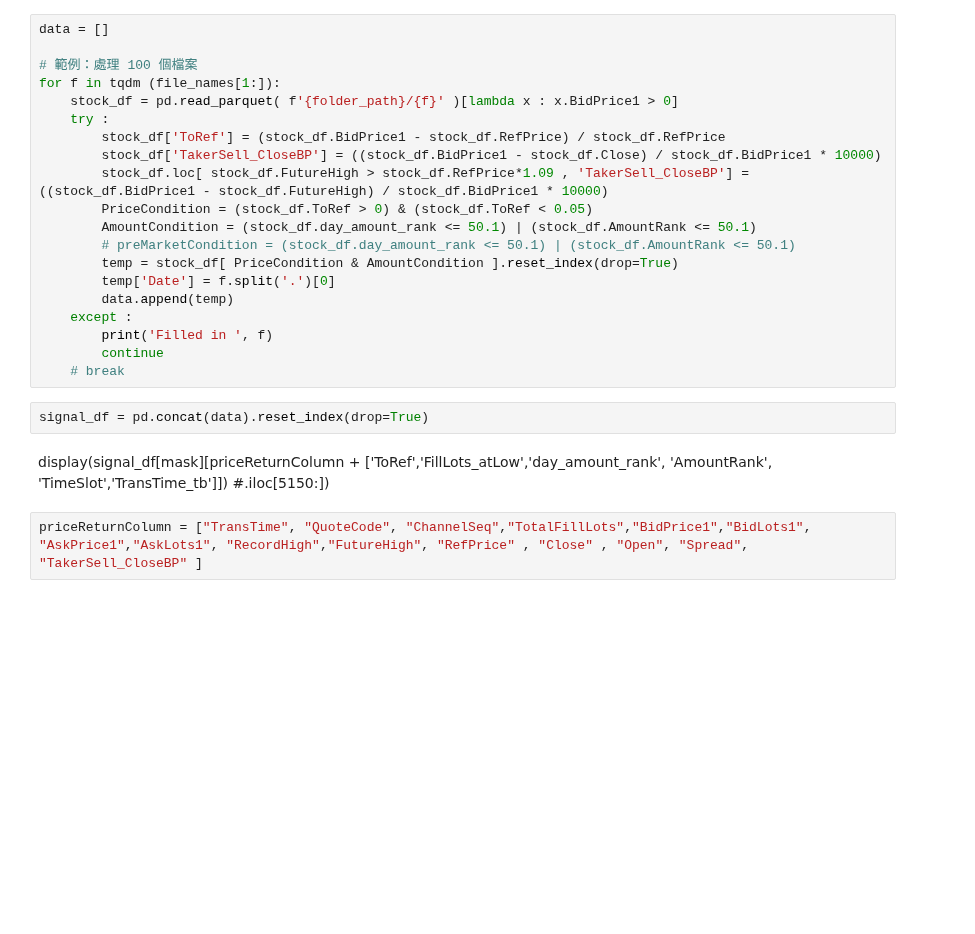
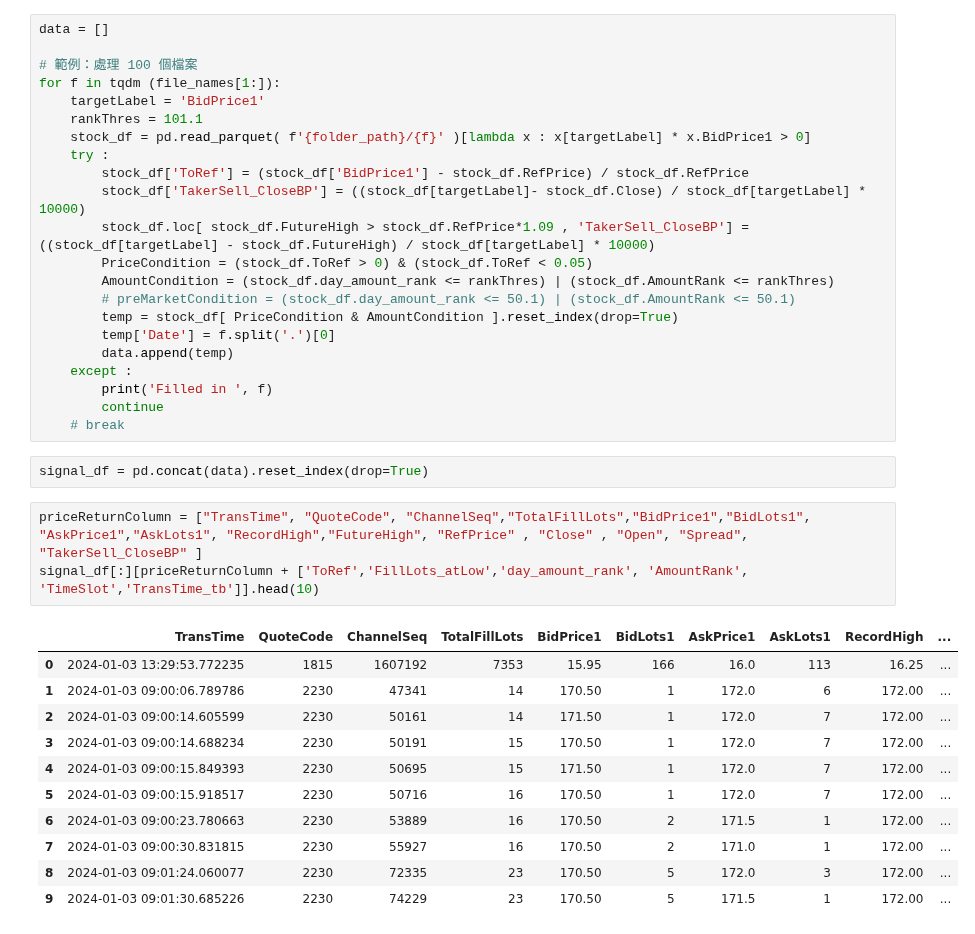
Before and after one commit to knjo/timeSeriesResearch, a Jupyter notebook: negFillResearch.ipynb, the cells around one changed output. Saved outputs shown, nothing was run; the diff lists cells and outputs as text; blank space fills up the shorter version.

```diff
--- a/negFillResearch.ipynb
+++ b/negFillResearch.ipynb
@@ -43,13 +41,15 @@ data = []
 
 # 範例：處理 100 個檔案
 for f in tqdm (file_names[1:]):
-    stock_df = pd.read_parquet( f'{folder_path}/{f}' )[lambda x : x.BidPrice1 > 0]
+    targetLabel = 'BidPrice1'
+    rankThres = 101.1
+    stock_df = pd.read_parquet( f'{folder_path}/{f}' )[lambda x : x[targetLabel] * x.BidPrice1 > 0]
     try :
-        stock_df['ToRef'] = (stock_df.BidPrice1 - stock_df.RefPrice) / stock_df.RefPrice
-        stock_df['TakerSell_CloseBP'] = ((stock_df.BidPrice1 - stock_df.Close) / stock_df.BidPrice1 * 10000)
-        stock_df.loc[ stock_df.FutureHigh > stock_df.RefPrice*1.09 , 'TakerSell_CloseBP'] = ((stock_df.BidPrice1 - stock_df.FutureHigh) / stock_df.BidPrice1 * 10000)
+        stock_df['ToRef'] = (stock_df['BidPrice1'] - stock_df.RefPrice) / stock_df.RefPrice
+        stock_df['TakerSell_CloseBP'] = ((stock_df[targetLabel]- stock_df.Close) / stock_df[targetLabel] * 10000)
+        stock_df.loc[ stock_df.FutureHigh > stock_df.RefPrice*1.09 , 'TakerSell_CloseBP'] = ((stock_df[targetLabel] - stock_df.FutureHigh) / stock_df[targetLabel] * 10000)
         PriceCondition = (stock_df.ToRef > 0) & (stock_df.ToRef < 0.05)
-        AmountCondition = (stock_df.day_amount_rank <= 50.1) | (stock_df.AmountRank <= 50.1)
+        AmountCondition = (stock_df.day_amount_rank <= rankThres) | (stock_df.AmountRank <= rankThres)
         # preMarketCondition = (stock_df.day_amount_rank <= 50.1) | (stock_df.AmountRank <= 50.1)
         temp = stock_df[ PriceCondition & AmountCondition ].reset_index(drop=True)
         temp['Date'] = f.split('.')[0]
@@ -60,9 +60,18 @@ for f in tqdm (file_names[1:]):
     # break
 # %%
 signal_df = pd.concat(data).reset_index(drop=True)
-# %% [markdown]
-
-display(signal_df[mask][priceReturnColumn + ['ToRef','FillLots_atLow','day_amount_rank', 'AmountRank', 'TimeSlot','TransTime_tb']])
-#.iloc[5150:])
 # %%
 priceReturnColumn = ["TransTime", "QuoteCode", "ChannelSeq","TotalFillLots","BidPrice1","BidLots1", "AskPrice1","AskLots1", "RecordHigh","FutureHigh", "RefPrice" , "Close" , "Open", "Spread", "TakerSell_CloseBP" ]
+signal_df[:][priceReturnColumn + ['ToRef','FillLots_atLow','day_amount_rank', 'AmountRank', 'TimeSlot','TransTime_tb']].head(10)
+# %% [output]
+|  | TransTime | QuoteCode | ChannelSeq | TotalFillLots | BidPrice1 | BidLots1 | AskPrice1 | AskLots1 | RecordHigh | ... |
+| 0 | 2024-01-03 13:29:53.772235 | 1815 | 1607192 | 7353 | 15.95 | 166 | 16.0 | 113 | 16.25 | ... |
+| 1 | 2024-01-03 09:00:06.789786 | 2230 | 47341 | 14 | 170.50 | 1 | 172.0 | 6 | 172.00 | ... |
+| 2 | 2024-01-03 09:00:14.605599 | 2230 | 50161 | 14 | 171.50 | 1 | 172.0 | 7 | 172.00 | ... |
+| 3 | 2024-01-03 09:00:14.688234 | 2230 | 50191 | 15 | 170.50 | 1 | 172.0 | 7 | 172.00 | ... |
+| 4 | 2024-01-03 09:00:15.849393 | 2230 | 50695 | 15 | 171.50 | 1 | 172.0 | 7 | 172.00 | ... |
+| 5 | 2024-01-03 09:00:15.918517 | 2230 | 50716 | 16 | 170.50 | 1 | 172.0 | 7 | 172.00 | ... |
+| 6 | 2024-01-03 09:00:23.780663 | 2230 | 53889 | 16 | 170.50 | 2 | 171.5 | 1 | 172.00 | ... |
+| 7 | 2024-01-03 09:00:30.831815 | 2230 | 55927 | 16 | 170.50 | 2 | 171.0 | 1 | 172.00 | ... |
+| 8 | 2024-01-03 09:01:24.060077 | 2230 | 72335 | 23 | 170.50 | 5 | 172.0 | 3 | 172.00 | ... |
+| 9 | 2024-01-03 09:01:30.685226 | 2230 | 74229 | 23 | 170.50 | 5 | 171.5 | 1 | 172.00 | ... |
```
Also changed, not shown: parts of 29 cells of this notebook, 2 other files.
